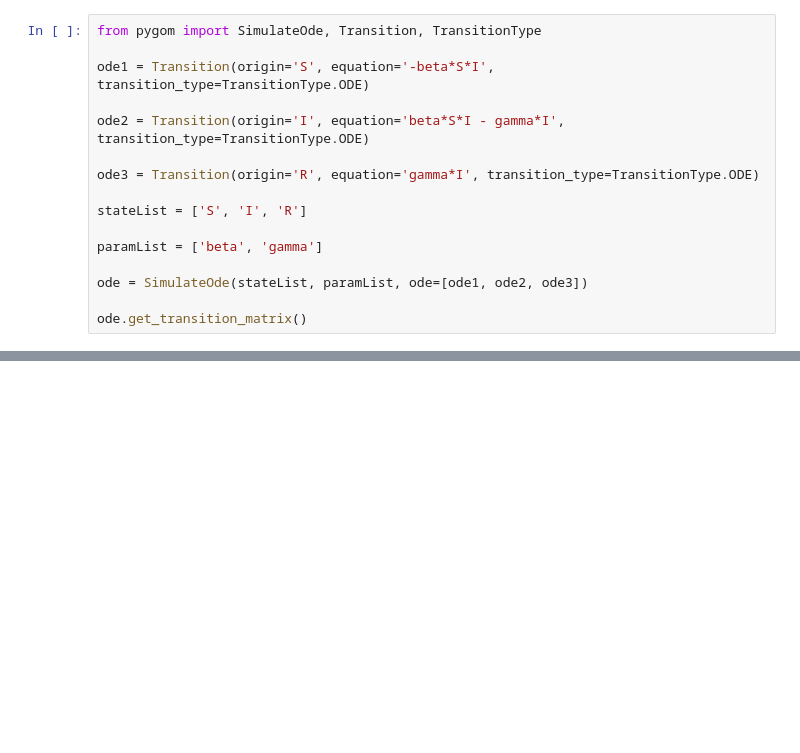
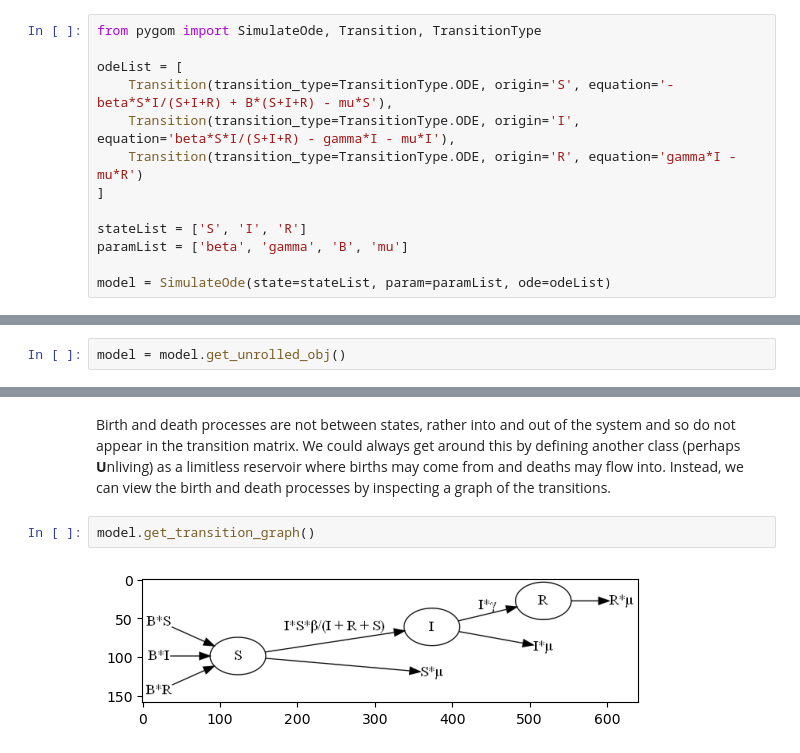
Before and after one commit to ukhsa-collaboration/pygom, a Jupyter notebook: docs/notebooks/unroll/unrollSimple.ipynb, the cells around one changed output, grey strips where cells are left out. Drawn from its saved outputs; the diff is of its cells as text; blank space fills up the shorter version.

```diff
--- a/docs/notebooks/unroll/unrollSimple.ipynb
+++ b/docs/notebooks/unroll/unrollSimple.ipynb
@@ -21,16 +31,13 @@ We can define this as an ODE, as seen in {doc}`sir`.
 # %%
 from pygom import SimulateOde, Transition, TransitionType
 
-ode1 = Transition(origin='S', equation='-beta*S*I', transition_type=TransitionType.ODE)
-
-ode2 = Transition(origin='I', equation='beta*S*I - gamma*I', transition_type=TransitionType.ODE)
-
-ode3 = Transition(origin='R', equation='gamma*I', transition_type=TransitionType.ODE)
+odeList = [
+    Transition(transition_type=TransitionType.ODE, origin='S', equation='-beta*S*I/(S+I+R) + B*(S+I+R) - mu*S'),
+    Transition(transition_type=TransitionType.ODE, origin='I', equation='beta*S*I/(S+I+R) - gamma*I - mu*I'),
+    Transition(transition_type=TransitionType.ODE, origin='R', equation='gamma*I - mu*R')
+]
 
 stateList = ['S', 'I', 'R']
+paramList = ['beta', 'gamma', 'B', 'mu']
 
-paramList = ['beta', 'gamma']
-
-ode = SimulateOde(stateList, paramList, ode=[ode1, ode2, ode3])
-
-ode.get_transition_matrix()
+model = SimulateOde(state=stateList, param=paramList, ode=odeList)
@@ -49,0 +55,2 @@ $\displaystyle \left[\begin{matrix}0 & I S \beta & 0\\0 & 0 & I \gamma\\0 & 0 &
+# %%
+model = model.get_unrolled_obj()
@@ -49,0 +63,8 @@ $\displaystyle \left[\begin{matrix}0 & I S \beta & 0\\0 & 0 & I \gamma\\0 & 0 &
+# %% [markdown]
+Birth and death processes are not between states, rather into and  out of the system and so do not appear in the transition matrix.
+We could always get around this by defining another class (perhaps **U**nliving) as a limitless reservoir where births may come from and deaths may flow into.
+Instead, we can view the birth and death processes by inspecting a graph of the transitions.
+# %%
+model.get_transition_graph()
+# %% [output]
+[figure, added]
```
Also changed, not shown: parts of 18 cells of this notebook, 2 other files.
